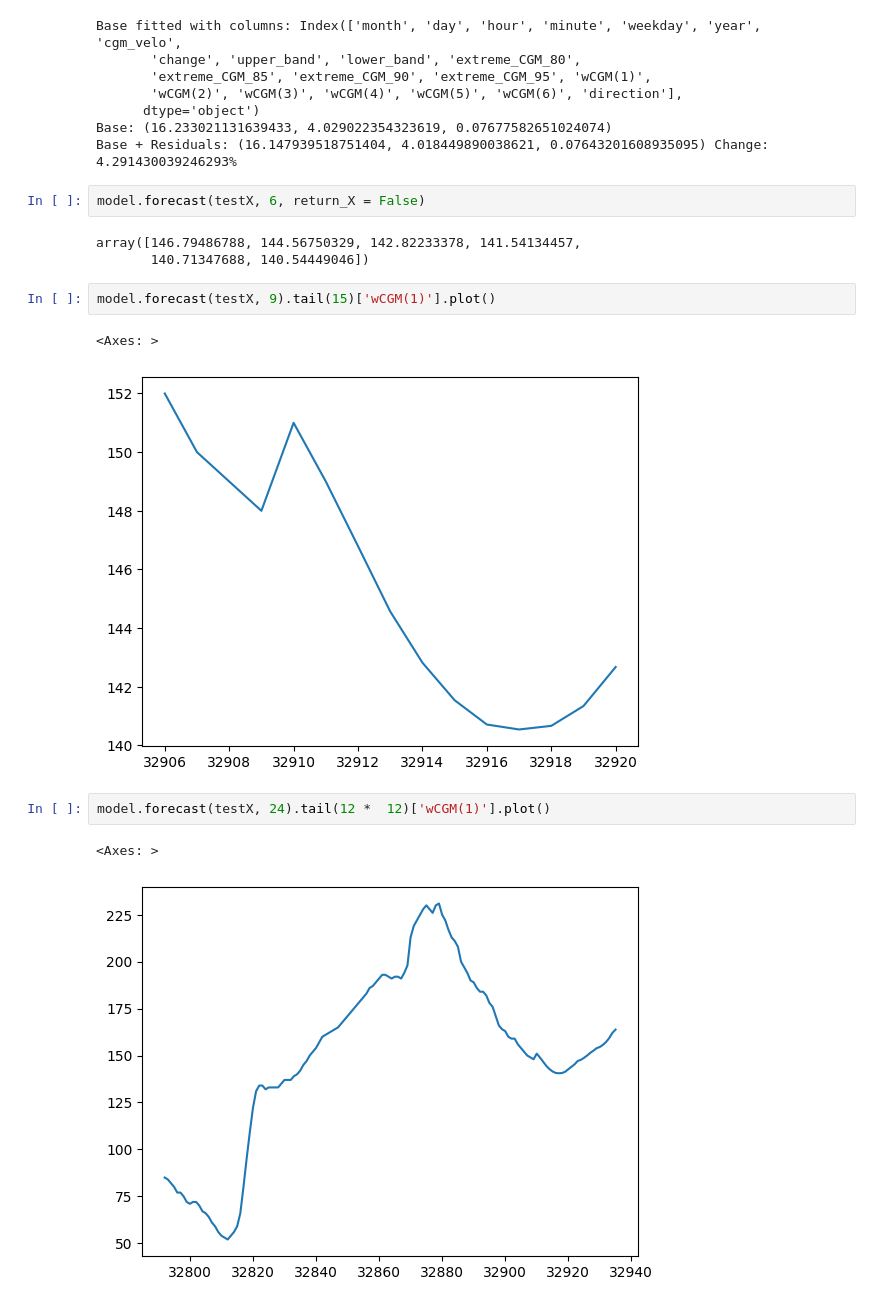
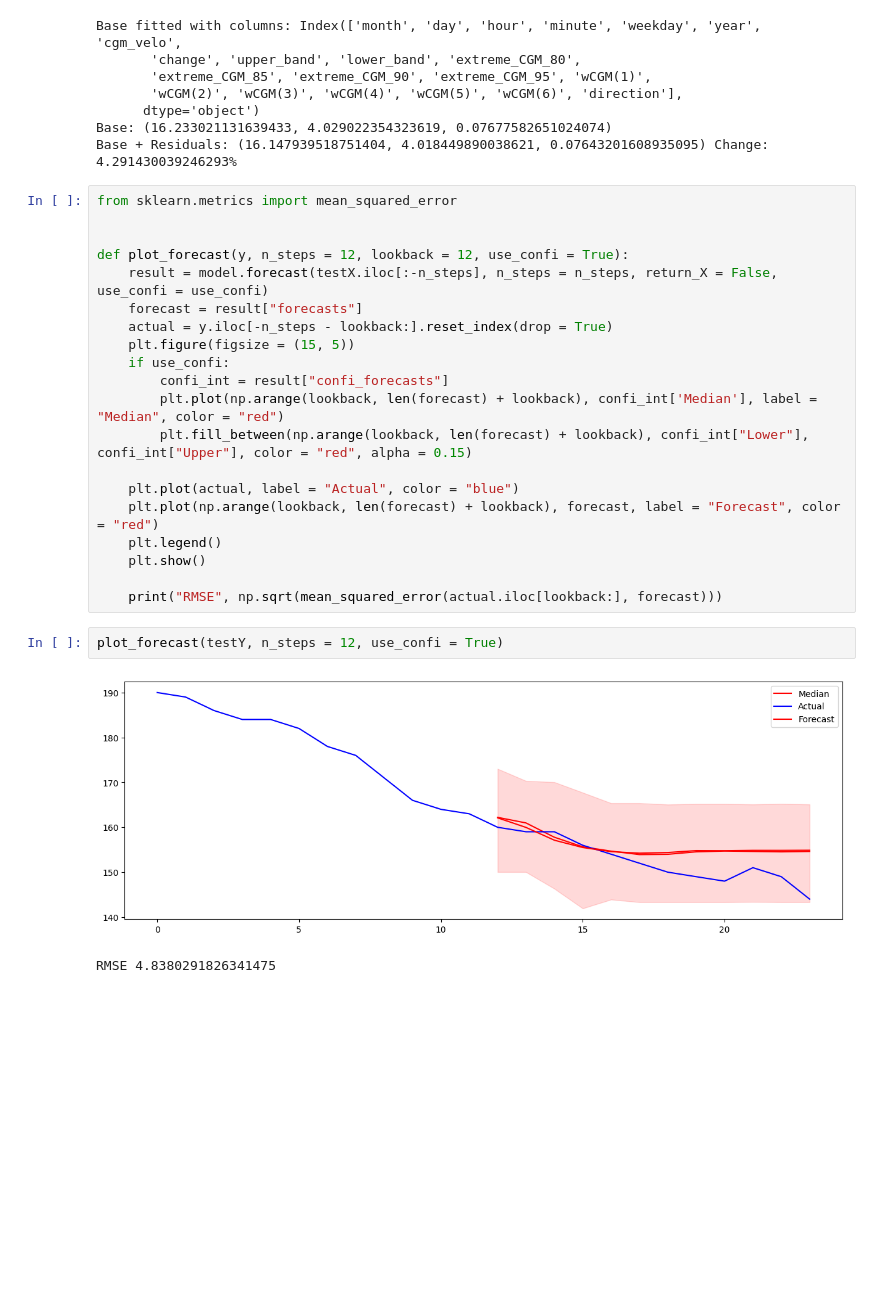
Before and after one commit to Khochawongwat/GlucoseFromRollingBollingers, a Jupyter notebook: src/model.ipynb, the cells around one changed output. Drawn from its saved outputs; the diff is of its cells as text; blank space fills up the shorter version.

```diff
--- a/src/model.ipynb
+++ b/src/model.ipynb
@@ -91,18 +107,28 @@ Base fitted with columns: Index(['month', 'day', 'hour', 'minute', 'weekday', 'y
       dtype='object')
 Base: (16.233021131639433, 4.029022354323619, 0.07677582651024074)
 Base + Residuals: (16.147939518751404, 4.018449890038621, 0.07643201608935095) Change: 4.291430039246293%
-# %%
-model.forecast(testX, 6, return_X = False)
-# %% [output]
-array([146.79486788, 144.56750329, 142.82233378, 141.54134457,
-       140.71347688, 140.54449046])
-# %%
-model.forecast(testX, 9).tail(15)['wCGM(1)'].plot()
-# %% [output]
-<Axes: >
-[figure, removed]
-# %%
-model.forecast(testX, 24).tail(12 *  12)['wCGM(1)'].plot()
-# %% [output]
-<Axes: >
-[figure, removed]
+# %%
+from sklearn.metrics import mean_squared_error
+
+
+def plot_forecast(y, n_steps = 12, lookback = 12, use_confi = True):
+    result = model.forecast(testX.iloc[:-n_steps], n_steps = n_steps, return_X = False, use_confi = use_confi)
+    forecast = result["forecasts"]
+    actual = y.iloc[-n_steps - lookback:].reset_index(drop = True)
+    plt.figure(figsize = (15, 5))
+    if use_confi:
+        confi_int = result["confi_forecasts"]
+        plt.plot(np.arange(lookback, len(forecast) + lookback), confi_int['Median'], label = "Median", color = "red")
+        plt.fill_between(np.arange(lookback, len(forecast) + lookback), confi_int["Lower"], confi_int["Upper"], color = "red", alpha = 0.15)
+
+    plt.plot(actual, label = "Actual", color = "blue")
+    plt.plot(np.arange(lookback, len(forecast) + lookback), forecast, label = "Forecast", color = "red")
+    plt.legend()
+    plt.show()
+
+    print("RMSE", np.sqrt(mean_squared_error(actual.iloc[lookback:], forecast)))
+# %%
+plot_forecast(testY, n_steps = 12, use_confi = True)
+# %% [output]
+[figure, added]
+RMSE 4.8380291826341475
```
Also changed, not shown: parts of 2 cells of this notebook, 3 other files.
